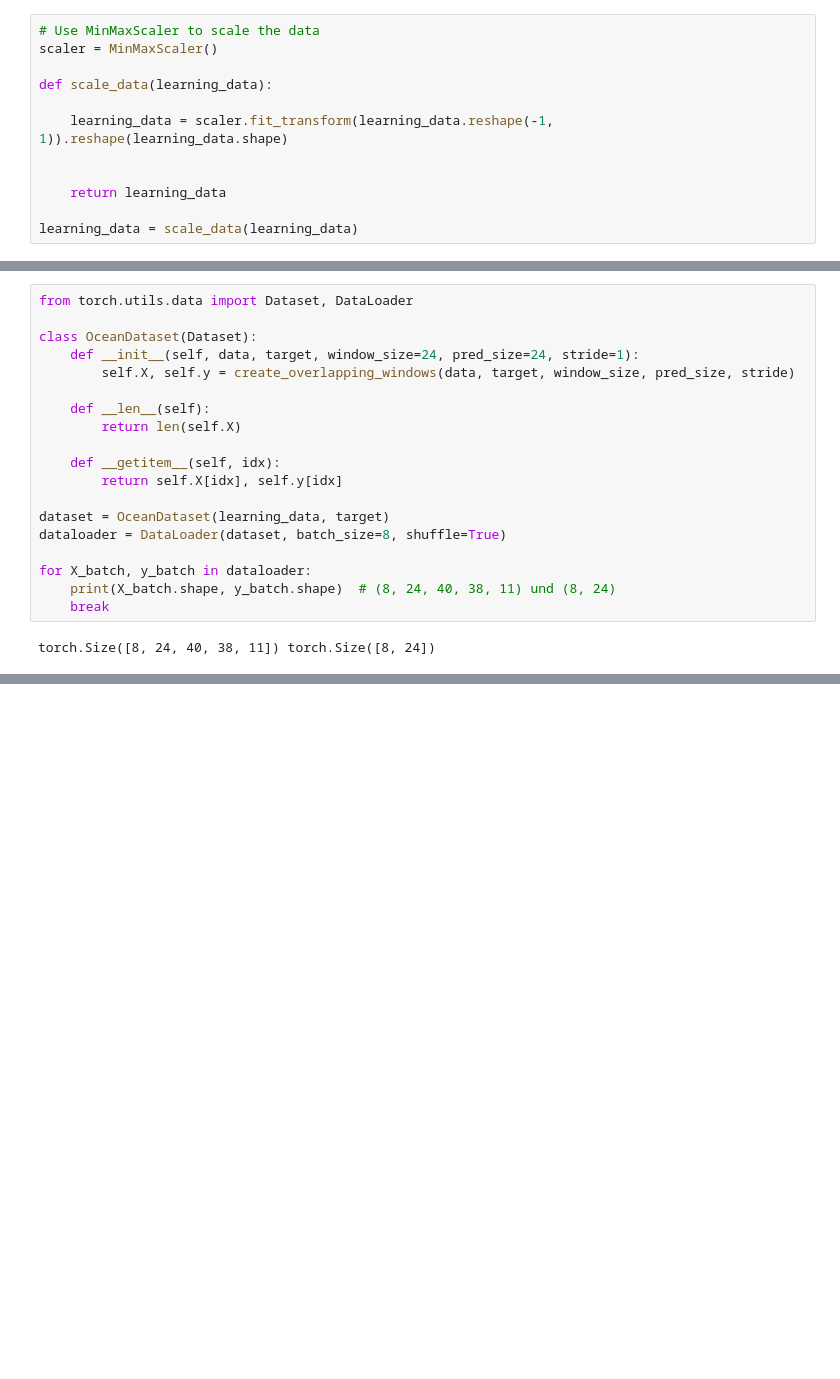
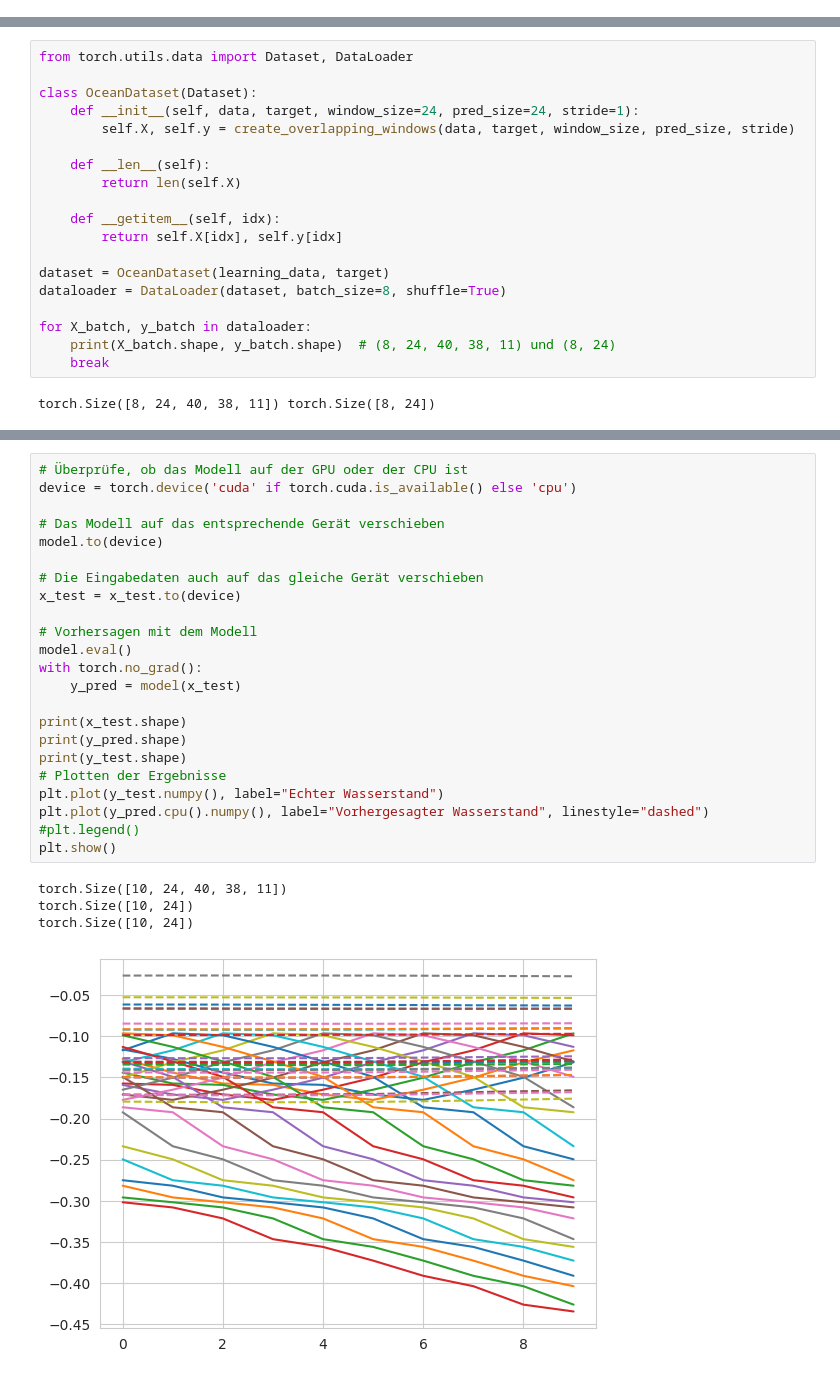
Before and after one commit to RATFIVE/GEOMAR-DeepLearning, a Jupyter notebook: app/backend/small-model.ipynb, the cells around one changed output, grey strips where cells are left out. Saved outputs shown, nothing was run; the diff lists cells and outputs as text; blank space fills up the shorter version.

```diff
--- a/app/backend/small-model.ipynb
+++ b/app/backend/small-model.ipynb
@@ -618,18 +618,6 @@ print(target.shape)
 (101,)
 # %% [markdown]
 ## Scale the data
-# %%
-# Use MinMaxScaler to scale the data
-scaler = MinMaxScaler()
-
-def scale_data(learning_data):
-
-    learning_data = scaler.fit_transform(learning_data.reshape(-1, 1)).reshape(learning_data.shape)
-
-
-    return learning_data
-
-learning_data = scale_data(learning_data)
 # %%
 number_of_data_points = len(learning_data)
 print(number_of_data_points)
@@ -898,0 +947,28 @@ best_model = training(
+# %%
+# Überprüfe, ob das Modell auf der GPU oder der CPU ist
+device = torch.device('cuda' if torch.cuda.is_available() else 'cpu')
+
+# Das Modell auf das entsprechende Gerät verschieben
+model.to(device)
+
+# Die Eingabedaten auch auf das gleiche Gerät verschieben
+x_test = x_test.to(device)
+
+# Vorhersagen mit dem Modell
+model.eval()
+with torch.no_grad():
+    y_pred = model(x_test)
+
+print(x_test.shape)
+print(y_pred.shape)
+print(y_test.shape)
+# Plotten der Ergebnisse
+plt.plot(y_test.numpy(), label="Echter Wasserstand")
+plt.plot(y_pred.cpu().numpy(), label="Vorhergesagter Wasserstand", linestyle="dashed")
+#plt.legend()
+plt.show()
+# %% [output]
+torch.Size([10, 24, 40, 38, 11])
+torch.Size([10, 24])
+torch.Size([10, 24])
+[figure, added]
```
Also changed, not shown: parts of 2 cells of this notebook.
